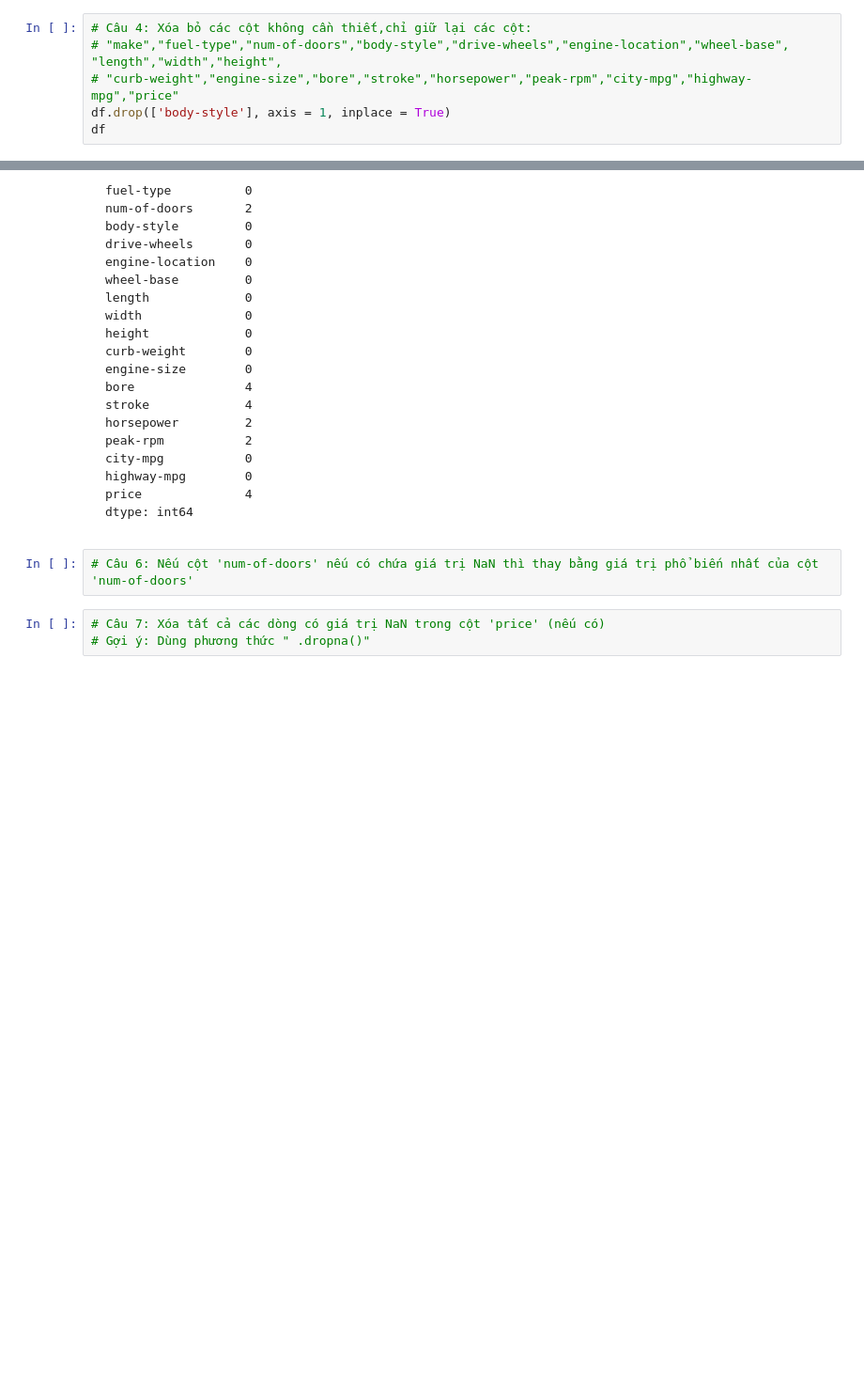
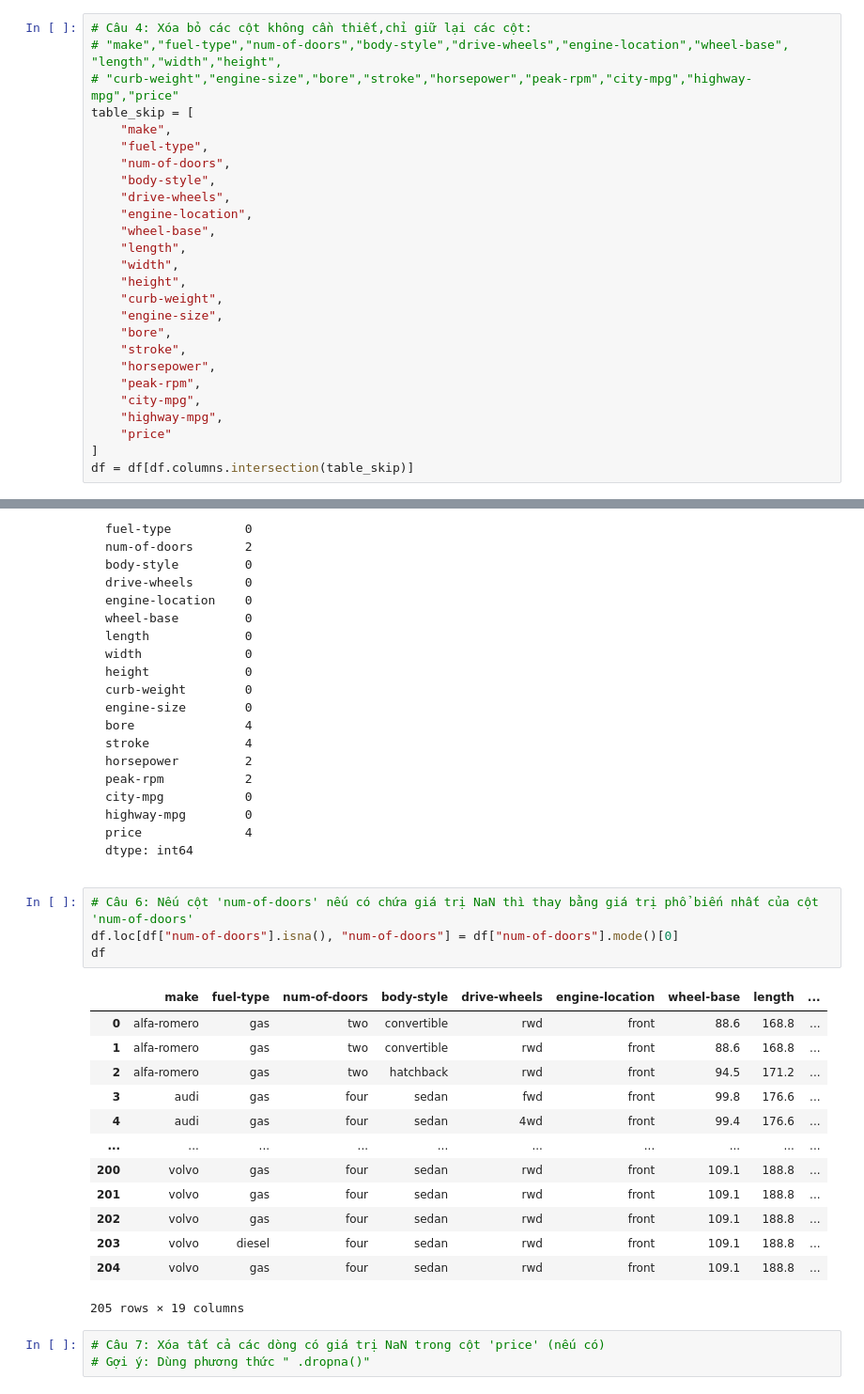
Before and after one commit to nguyennamphu/pythforml, a Jupyter notebook: Dataframe_Bai_lam_them_2 (Part 2).ipynb, the cells around one changed output, grey strips where cells are left out. Shown at 94% size. Drawn from its saved outputs; the diff is of its cells as text; folded sections open; blank space fills up the shorter version.

```diff
--- a/Dataframe_Bai_lam_them_2 (Part 2).ipynb
+++ b/Dataframe_Bai_lam_them_2 (Part 2).ipynb
@@ -543,5 +538,25 @@ dtype: object</pre>
 # Câu 4: Xóa bỏ các cột không cần thiết,chỉ giữ lại các cột:
 # "make","fuel-type","num-of-doors","body-style","drive-wheels","engine-location","wheel-base", "length","width","height",
 # "curb-weight","engine-size","bore","stroke","horsepower","peak-rpm","city-mpg","highway-mpg","price"
-df.drop(['body-style'], axis = 1, inplace = True)
-df
+table_skip = [
+    "make",
+    "fuel-type",
+    "num-of-doors",
+    "body-style",
+    "drive-wheels",
+    "engine-location",
+    "wheel-base",
+    "length",
+    "width",
+    "height",
+    "curb-weight",
+    "engine-size",
+    "bore",
+    "stroke",
+    "horsepower",
+    "peak-rpm",
+    "city-mpg",
+    "highway-mpg",
+    "price"
+]
+df = df[df.columns.intersection(table_skip)]
@@ -879,6 +902,22 @@ dtype: int64</pre>
 </details>
 # %%
 # Câu 6: Nếu cột 'num-of-doors' nếu có chứa giá trị NaN thì thay bằng giá trị phổ biến nhất của cột 'num-of-doors'
+df.loc[df["num-of-doors"].isna(), "num-of-doors"] = df["num-of-doors"].mode()[0]
+df
+# %% [output]
+|  | make | fuel-type | num-of-doors | body-style | drive-wheels | engine-location | wheel-base | length | ... |
+| 0 | alfa-romero | gas | two | convertible | rwd | front | 88.6 | 168.8 | ... |
+| 1 | alfa-romero | gas | two | convertible | rwd | front | 88.6 | 168.8 | ... |
+| 2 | alfa-romero | gas | two | hatchback | rwd | front | 94.5 | 171.2 | ... |
+| 3 | audi | gas | four | sedan | fwd | front | 99.8 | 176.6 | ... |
+| 4 | audi | gas | four | sedan | 4wd | front | 99.4 | 176.6 | ... |
+| ... | ... | ... | ... | ... | ... | ... | ... | ... | ... |
+| 200 | volvo | gas | four | sedan | rwd | front | 109.1 | 188.8 | ... |
+| 201 | volvo | gas | four | sedan | rwd | front | 109.1 | 188.8 | ... |
+| 202 | volvo | gas | four | sedan | rwd | front | 109.1 | 188.8 | ... |
+| 203 | volvo | diesel | four | sedan | rwd | front | 109.1 | 188.8 | ... |
+| 204 | volvo | gas | four | sedan | rwd | front | 109.1 | 188.8 | ... |
+205 rows × 19 columns
 # %%
 # Câu 7: Xóa tất cả các dòng có giá trị NaN trong cột 'price' (nếu có)
 # Gợi ý: Dùng phương thức " .dropna()"
```
Also changed, not shown: parts of 5 cells of this notebook, 3 other files.
